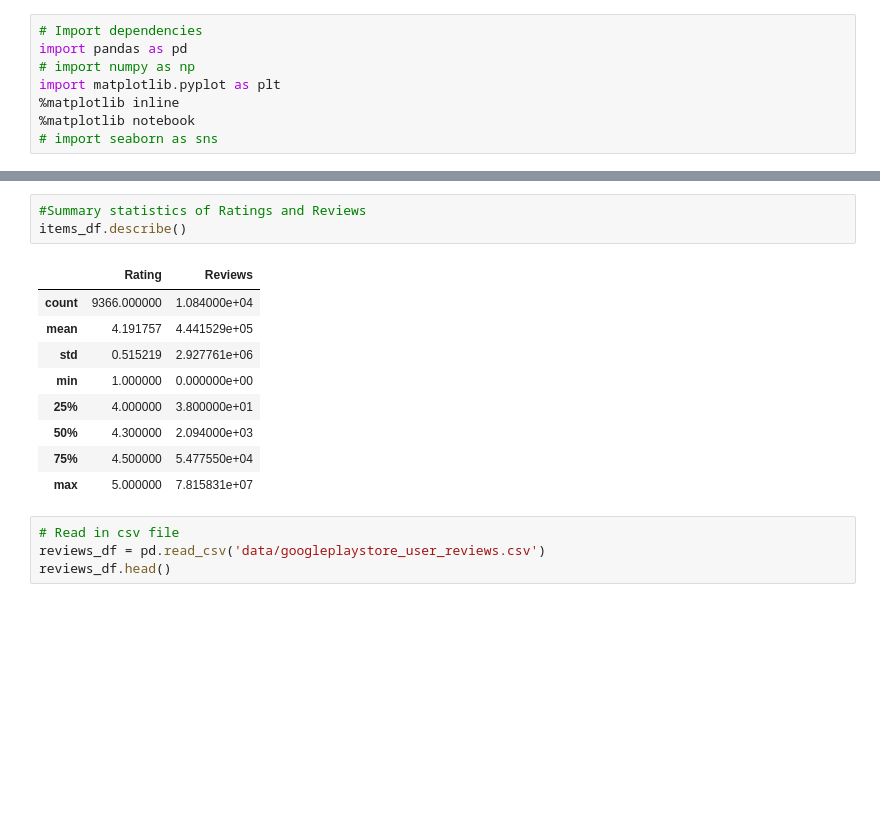
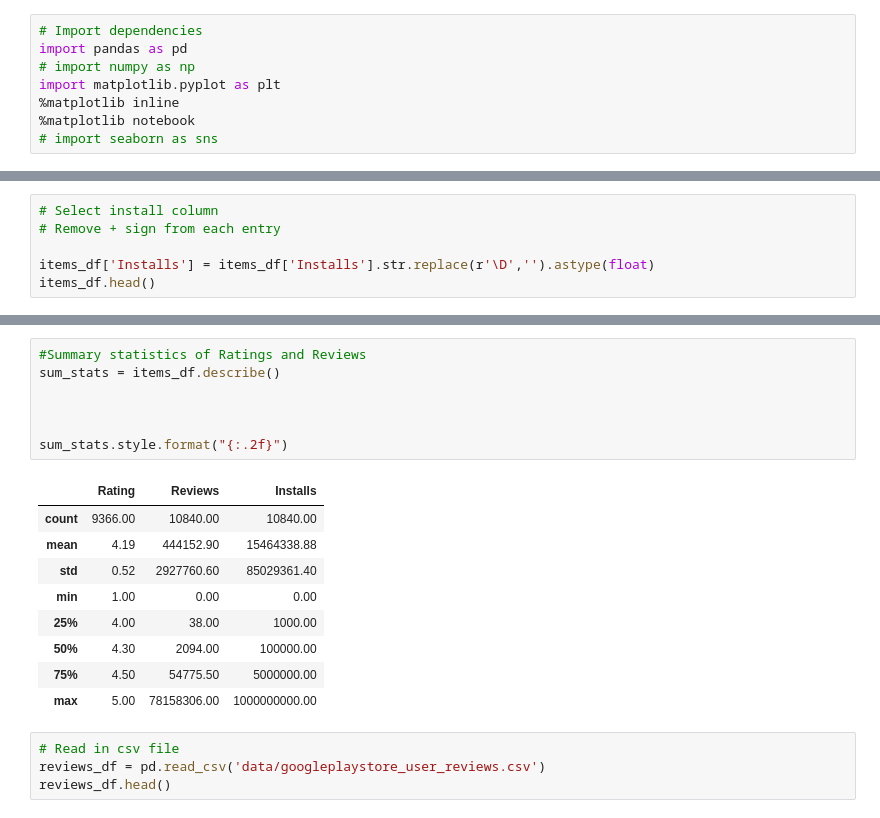
Before and after one commit to hgfowler08/google_play_store, a Jupyter notebook: google_store.ipynb, the cells around one changed output, grey strips where cells are left out. Drawn from its saved outputs; the diff is of its cells as text; blank space fills up the shorter version.

```diff
--- a/google_store.ipynb
+++ b/google_store.ipynb
@@ -19,3 +20,9 @@ items_df.head()
 | 2 | U Launcher Lite – FREE Live Cool ... | ART_AND_DESIGN | 4.7 | 87510.0 | 8.7M | 5,000,000+ | Free | 0 | Everyone | Art & Design | ... |
 | 3 | Sketch - Draw & Paint | ART_AND_DESIGN | 4.5 | 215644.0 | 25M | 50,000,000+ | Free | 0 | Teen | Art & Design | ... |
 | 4 | Pixel Draw - Number Art Coloring ... | ART_AND_DESIGN | 4.3 | 967.0 | 2.8M | 100,000+ | Free | 0 | Everyone | Art & Design;Creativity | ... |
+# %%
+# Select install column
+# Remove + sign from each entry
+
+items_df['Installs'] = items_df['Installs'].str.replace(r'\D','').astype(float)
+items_df.head()
@@ -22,16 +53,20 @@ items_df.head()
 # %%
 #Summary statistics of Ratings and Reviews
-items_df.describe()
+sum_stats = items_df.describe()
+
+
+
+sum_stats.style.format("{:.2f}")
 # %% [output]
-|  | Rating | Reviews |
-| count | 9366.000000 | 1.084000e+04 |
-| mean | 4.191757 | 4.441529e+05 |
-| std | 0.515219 | 2.927761e+06 |
-| min | 1.000000 | 0.000000e+00 |
-| 25% | 4.000000 | 3.800000e+01 |
-| 50% | 4.300000 | 2.094000e+03 |
-| 75% | 4.500000 | 5.477550e+04 |
-| max | 5.000000 | 7.815831e+07 |
+|  | Rating | Reviews | Installs |
+| count | 9366.00 | 10840.00 | 10840.00 |
+| mean | 4.19 | 444152.90 | 15464338.88 |
+| std | 0.52 | 2927760.60 | 85029361.40 |
+| min | 1.00 | 0.00 | 0.00 |
+| 25% | 4.00 | 38.00 | 1000.00 |
+| 50% | 4.30 | 2094.00 | 100000.00 |
+| 75% | 4.50 | 54775.50 | 5000000.00 |
+| max | 5.00 | 78158306.00 | 1000000000.00 |
 # %%
 # Read in csv file
 reviews_df = pd.read_csv('data/googleplaystore_user_reviews.csv')
```
Also changed, not shown: parts of 12 cells of this notebook.
